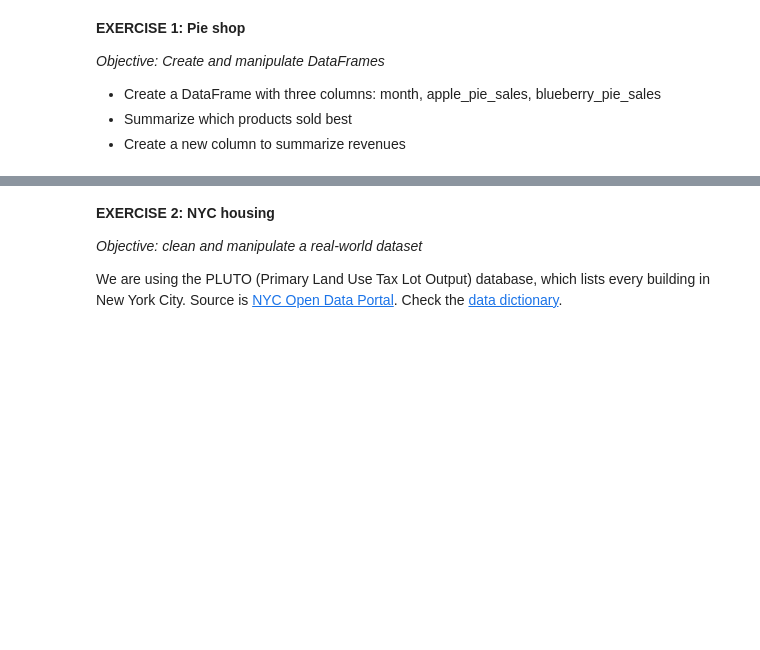
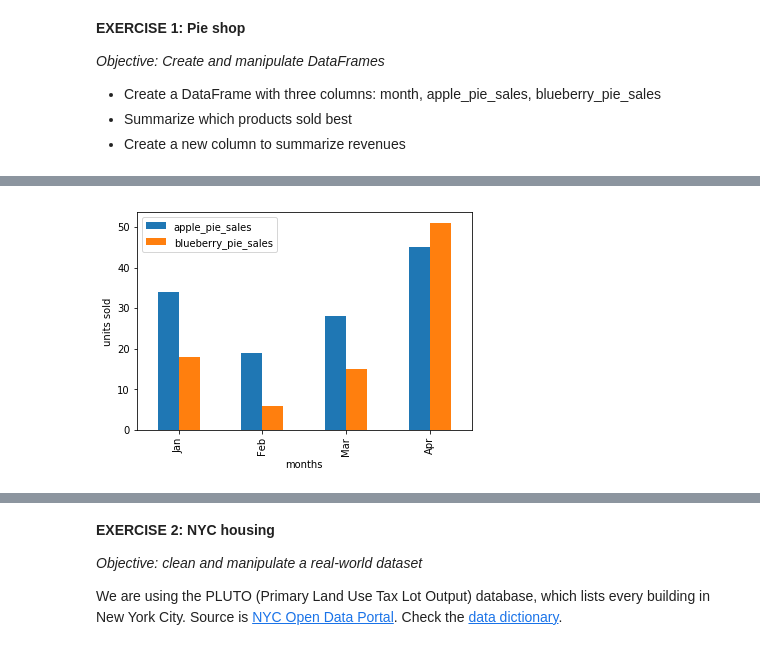
Before and after one commit to worldbank/Python-for-Data-Science, a Jupyter notebook: July_2019_Poverty_GP/day_2/lab_2_solutions.ipynb, the cells around one changed output, grey strips where cells are left out. Cells and saved outputs as stored; diff of their text form; code cells hidden in the pictures; blank space fills up the shorter version.

```diff
--- a/July_2019_Poverty_GP/day_2/lab_2_solutions.ipynb
+++ b/July_2019_Poverty_GP/day_2/lab_2_solutions.ipynb
@@ -18,7 +18,7 @@ _Objective: Create and manipulate DataFrames_
 # YOUR CODE HERE: create the df using the data supplied
 
 months = ['Jan','Feb', 'Mar', 'Apr']
-applie_pie_sales = [34, 19, 28, 45]
+apple_pie_sales = [34, 19, 28, 45]
 blueberry_pie_sales= [18, 6, 15, 51]
 
-df = pd.DataFrame()
+df = pd.DataFrame(list(zip(months, apple_pie_sales, blueberry_pie_sales)), columns= ['months', 'apple_pie_sales', 'blueberry_pie_sales'])
@@ -31,3 +51,7 @@ df = pd.DataFrame()
 
 apple_pie_price = 12
 blueberry_pie_price = 15
+
+df['apple_pie_revenue']=df['apple_pie_sales']*apple_pie_price
+df['blueberry_pie_revenue']=df['blueberry_pie_sales']*blueberry_pie_price
+df
@@ -34,2 +64,8 @@ blueberry_pie_price = 15
 # %%
 # BONUS: find a way to plot bar charts and pie charts (ha) of the shop's sales
+import matplotlib.pyplot as plt
+df[['months','apple_pie_sales','blueberry_pie_sales']].plot(x='months',kind="bar")
+plt.ylabel("units sold")
+plt.show()
+# %% [output]
+[figure, added]
```
Also changed, not shown: parts of 20 cells of this notebook.
